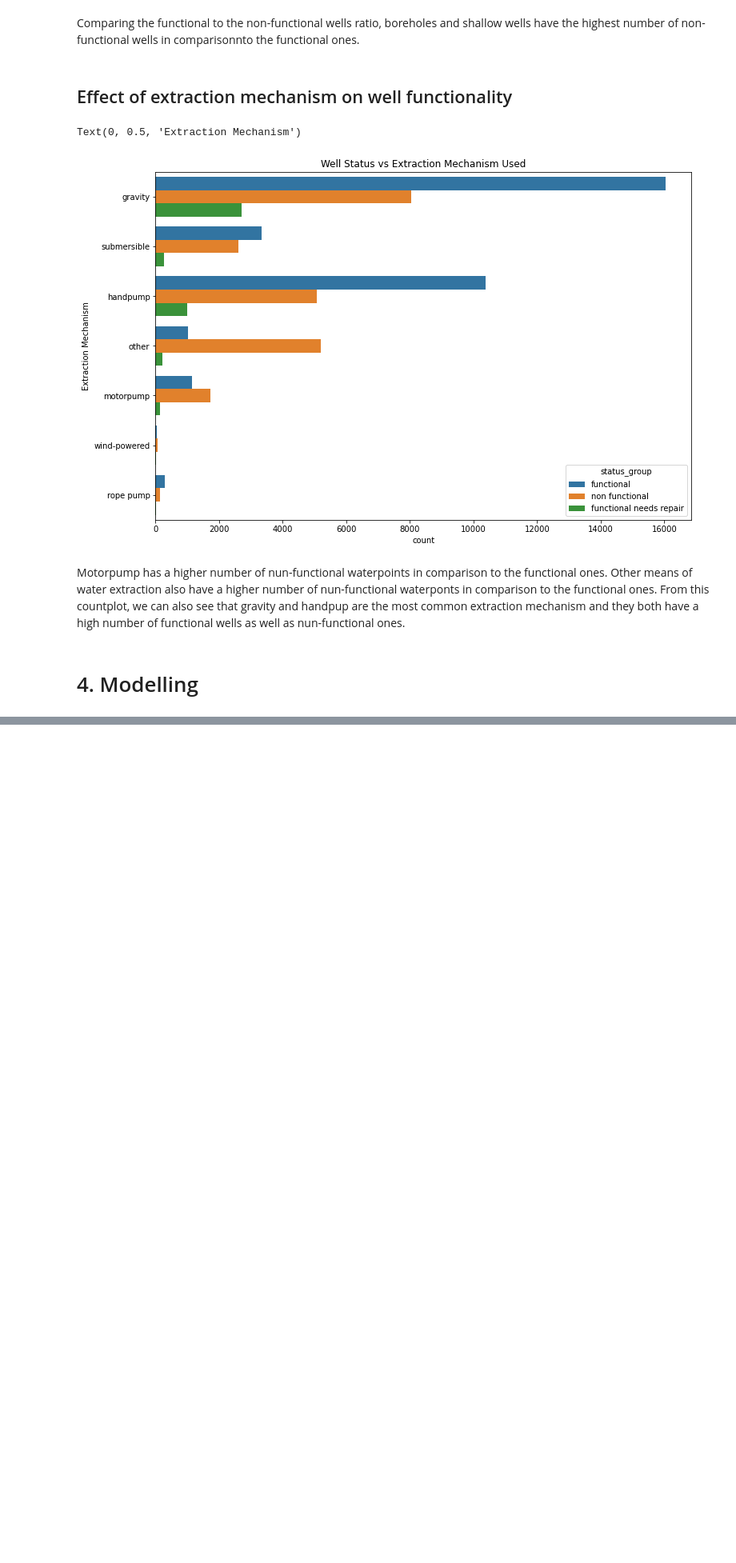
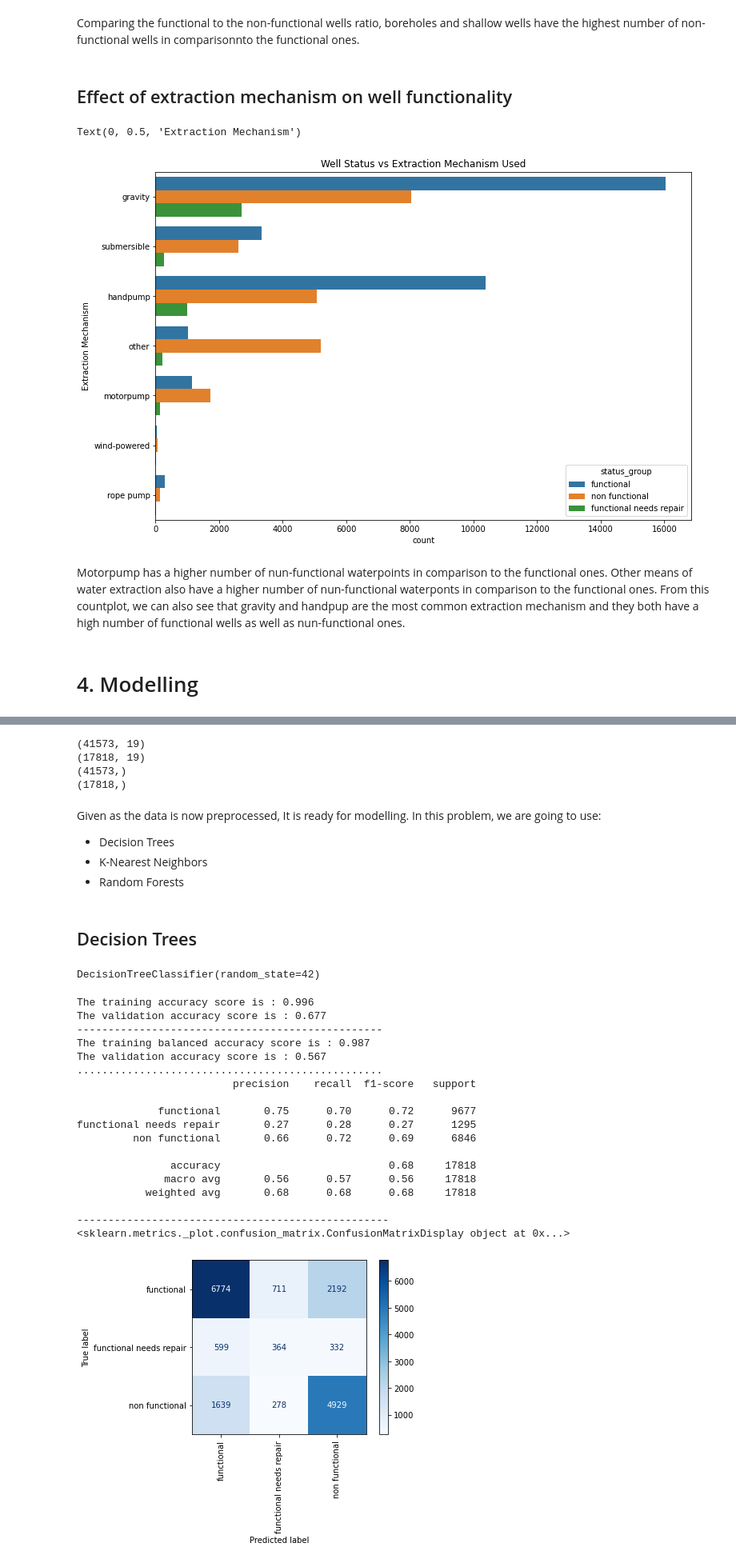
Before and after one commit to OswaldCc/Tanzania-Water-Pump-Status-Prediction, a Jupyter notebook: Tanzania Water Pump Status.ipynb, the cells around one changed output, grey strips where cells are left out. Shown at 80% size. Cells and saved outputs as stored; diff of their text form; code cells hidden in the pictures; blank space fills up the shorter version.

Commit message:
started on modelling and got to random forest

```diff
--- a/Tanzania Water Pump Status.ipynb
+++ b/Tanzania Water Pump Status.ipynb
@@ -648,0 +699,14 @@ Motorpump has a higher number of nun-functional waterpoints in comparison to the
+# %%
+#Instatiating the scaler
+scaler = StandardScaler()
+
+#Fitting and transforming the train data
+scaled_X_train = scaler.fit_transform(X_train[numerical])
+
+#Fitting and transforming the train data
+scaled_X_test= scaler.fit_transform(X_test[numerical])
+
+# converting the results to a dataframe
+
+scaled_df_train = pd.DataFrame(data = scaled_X_train, columns = X_train[numerical].columns, index = X_train.index)
+scaled_df_test = pd.DataFrame(data = scaled_X_test, columns = X_test[numerical].columns, index = X_test.index)
@@ -648,0 +799,66 @@ Motorpump has a higher number of nun-functional waterpoints in comparison to the
+# %%
+#Merging the Dataframes
+preprocessed_train = pd.merge(scaled_df_train, categories_df, left_index=True, right_index=True)
+preprocessed_test = pd.merge(scaled_df_test, categories_df1, left_index=True, right_index=True)
+# %%
+#Checking the shape of the data
+print(preprocessed_train.shape)
+print(preprocessed_test.shape)
+print(y_train.shape)
+print(y_test.shape)
+# %% [output]
+(41573, 19)
+(17818, 19)
+(41573,)
+(17818,)
+# %% [markdown]
+Given as the data is now preprocessed, It is ready for modelling. In this problem, we are going to use:
+
+- Decision Trees
+- K-Nearest Neighbors
+- Random Forests
+# %% [markdown]
+## Decision Trees
+# %%
+#Instantaiting the model
+baseline = DecisionTreeClassifier(random_state=42)
+#Fitting the model
+baseline.fit(preprocessed_train, y_train)
+# %% [output]
+DecisionTreeClassifier(random_state=42)
+# %%
+#Function to evaluate model
+def model_eval(model, X_train, y_train, X_test, y_test):
+
+    labels = ['functional', 'functional needs repair', 'non functional']
+    print(f'The training accuracy score is : {round(accuracy_score(y_train, model.predict(X_train)),3)}')
+    print(f'The validation accuracy score is : {round(accuracy_score(y_test, model.predict(X_test)), 3)}')
+    print('-------------------------------------------------')
+    print(f'The training balanced accuracy score is : {round(balanced_accuracy_score(y_train, model.predict(X_train)), 3)}')
+    print(f'The validation accuracy score is : {round(balanced_accuracy_score(y_test, model.predict(X_test)), 3)}')
+    print('.................................................')
+    print(classification_report(y_test, model.predict(X_test)))
+    print('--------------------------------------------------')
+    print(plot_confusion_matrix(estimator = model, X = X_test, y_true = y_test,cmap=plt.cm.Blues,xticks_rotation='vertical'))
+# %%
+model_eval(baseline, preprocessed_train, y_train,preprocessed_test, y_test)
+# %% [output]
+The training accuracy score is : 0.996
+The validation accuracy score is : 0.677
+-------------------------------------------------
+The training balanced accuracy score is : 0.987
+The validation accuracy score is : 0.567
+.................................................
+                         precision    recall  f1-score   support
+
+             functional       0.75      0.70      0.72      9677
+functional needs repair       0.27      0.28      0.27      1295
+         non functional       0.66      0.72      0.69      6846
+
+               accuracy                           0.68     17818
+              macro avg       0.56      0.57      0.56     17818
+           weighted avg       0.68      0.68      0.68     17818
+
+--------------------------------------------------
+<sklearn.metrics._plot.confusion_matrix.ConfusionMatrixDisplay object at 0x...>
+[figure, added]
```
Also changed, not shown: parts of 33 cells of this notebook.
